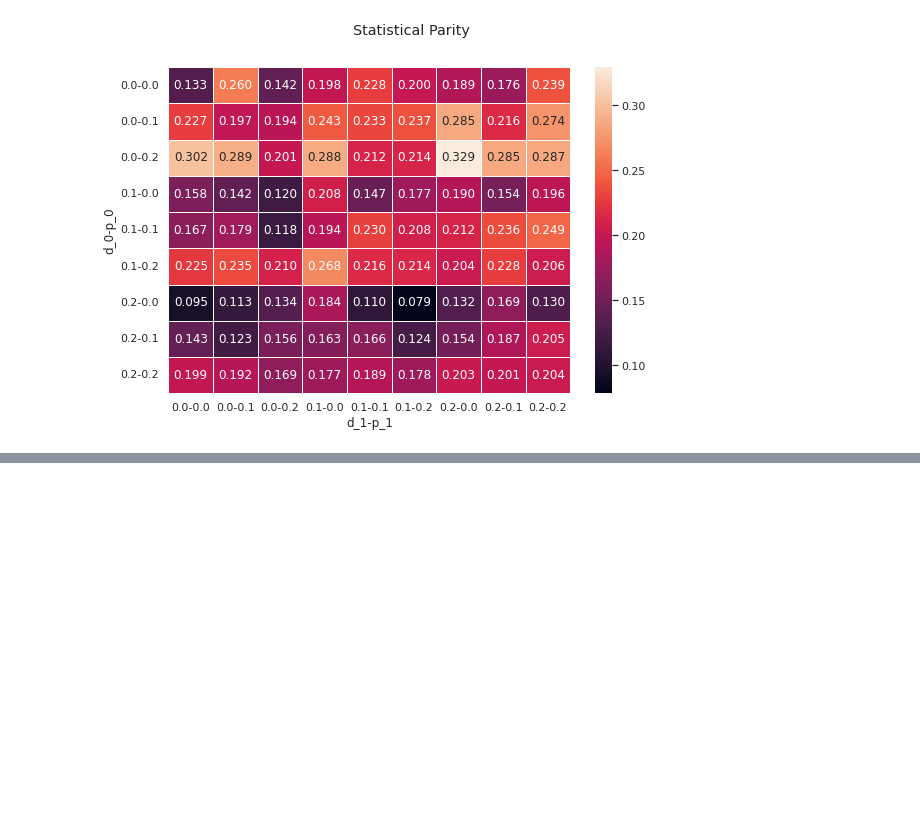
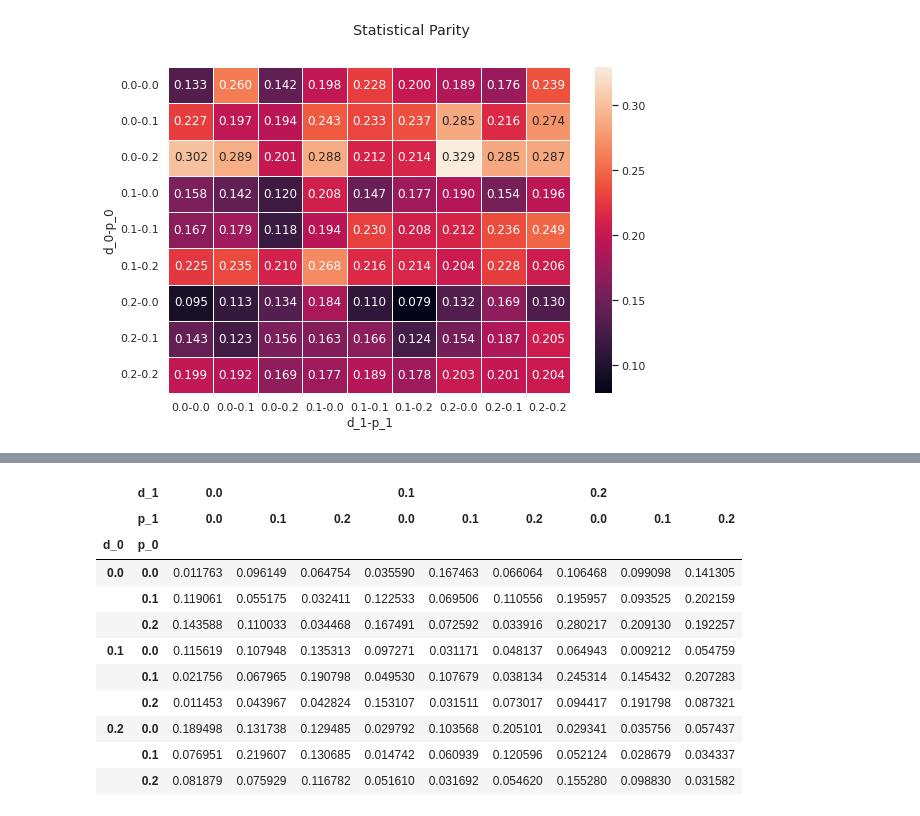
Before and after one commit to ygorcanalli/FairTransitionLoss, a Jupyter notebook: notebooks/2023-06-14/plot_grid.ipynb, the cells around one changed output, grey strips where cells are left out. Saved outputs shown, nothing was run; the diff lists cells and outputs as text; code cells hidden in the pictures; blank space fills up the shorter version.

```diff
--- a/notebooks/2023-06-14/plot_grid.ipynb
+++ b/notebooks/2023-06-14/plot_grid.ipynb
@@ -157,0 +173,15 @@ sns.heatmap(multi_pivot, annot=True, fmt=".3f", linewidths=.5, ax=ax)
+# %%
+pd.pivot_table(multi, index = ['d_0', 'p_0'], columns=['d_1', 'p_1'], values='eq_opp_diff')
+# %% [output]
+|  | d_1 | 0.0 |  |  | 0.1 |  |  | 0.2 |  |  |
+|  | p_1 | 0.0 | 0.1 | 0.2 | 0.0 | 0.1 | 0.2 | 0.0 | 0.1 | 0.2 |
+| d_0 | p_0 |  |  |  |  |  |  |  |  |  |
+| 0.0 | 0.0 | 0.011763 | 0.096149 | 0.064754 | 0.035590 | 0.167463 | 0.066064 | 0.106468 | 0.099098 | 0.141305 |
+|  | 0.1 | 0.119061 | 0.055175 | 0.032411 | 0.122533 | 0.069506 | 0.110556 | 0.195957 | 0.093525 | 0.202159 |
+|  | 0.2 | 0.143588 | 0.110033 | 0.034468 | 0.167491 | 0.072592 | 0.033916 | 0.280217 | 0.209130 | 0.192257 |
+| 0.1 | 0.0 | 0.115619 | 0.107948 | 0.135313 | 0.097271 | 0.031171 | 0.048137 | 0.064943 | 0.009212 | 0.054759 |
+|  | 0.1 | 0.021756 | 0.067965 | 0.190798 | 0.049530 | 0.107679 | 0.038134 | 0.245314 | 0.145432 | 0.207283 |
+|  | 0.2 | 0.011453 | 0.043967 | 0.042824 | 0.153107 | 0.031511 | 0.073017 | 0.094417 | 0.191798 | 0.087321 |
+| 0.2 | 0.0 | 0.189498 | 0.131738 | 0.129485 | 0.029792 | 0.103568 | 0.205101 | 0.029341 | 0.035756 | 0.057437 |
+|  | 0.1 | 0.076951 | 0.219607 | 0.130685 | 0.014742 | 0.060939 | 0.120596 | 0.052124 | 0.028679 | 0.034337 |
+|  | 0.2 | 0.081879 | 0.075929 | 0.116782 | 0.051610 | 0.031692 | 0.054620 | 0.155280 | 0.098830 | 0.031582 |
```
Also changed, not shown: parts of 5 cells of this notebook, 5 other files.
